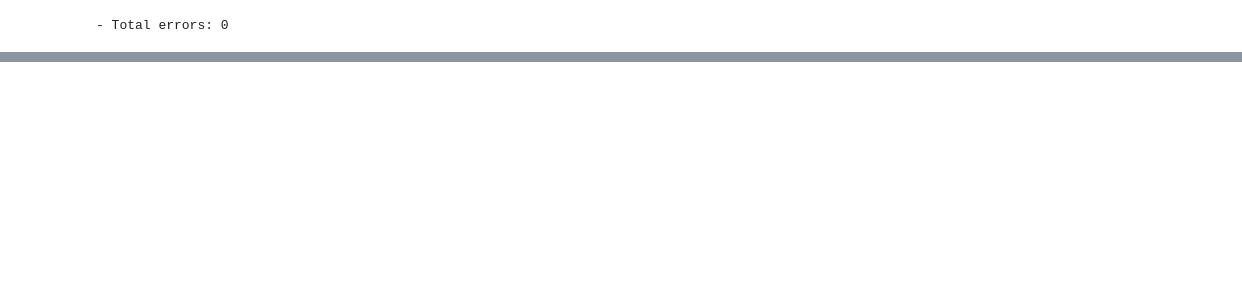
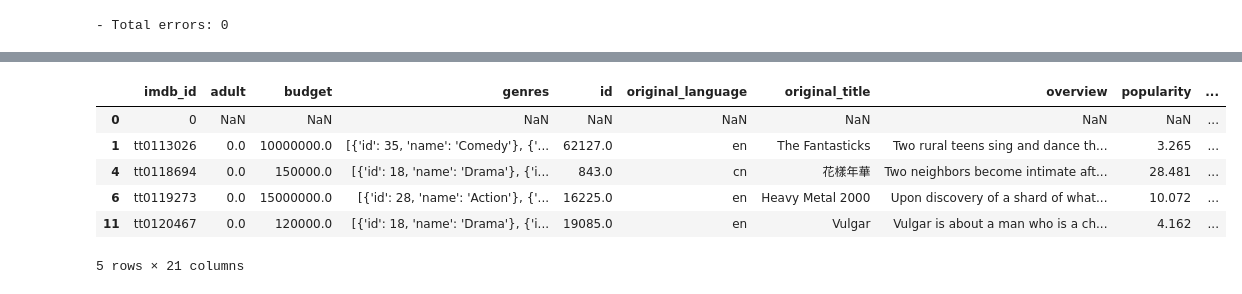
Before and after one commit to rimchristian/IMDB-Movies, a Jupyter notebook: Data Extraction.ipynb, the cells around one changed output, grey strips where cells are left out. Cells and saved outputs as stored; diff of their text form; code cells hidden in the pictures; blank space fills up the shorter version.

```diff
--- a/Data Extraction.ipynb
+++ b/Data Extraction.ipynb
@@ -288,0 +353,12 @@ print(f"- Total errors: {len(errors)}")
+# %%
+# getting rid of the 0's in the 'budget' and 'revenue' column
+df_filtered = df[(df['budget'] != 0 & (df['revenue'] != 0))]
+df_filtered.head()
+# %% [output]
+|  | imdb_id | adult | budget | genres | id | original_language | original_title | overview | popularity | ... |
+| 0 | 0 | NaN | NaN | NaN | NaN | NaN | NaN | NaN | NaN | ... |
+| 1 | tt0113026 | 0.0 | 10000000.0 | [{'id': 35, 'name': 'Comedy'}, {'... | 62127.0 | en | The Fantasticks | Two rural teens sing and dance th... | 3.265 | ... |
+| 4 | tt0118694 | 0.0 | 150000.0 | [{'id': 18, 'name': 'Drama'}, {'i... | 843.0 | cn | 花樣年華 | Two neighbors become intimate aft... | 28.481 | ... |
+| 6 | tt0119273 | 0.0 | 15000000.0 | [{'id': 28, 'name': 'Action'}, {'... | 16225.0 | en | Heavy Metal 2000 | Upon discovery of a shard of what... | 10.072 | ... |
+| 11 | tt0120467 | 0.0 | 120000.0 | [{'id': 18, 'name': 'Drama'}, {'i... | 19085.0 | en | Vulgar | Vulgar is about a man who is a ch... | 4.162 | ... |
+5 rows × 21 columns
```
Also changed, not shown: parts of 29 cells of this notebook.
